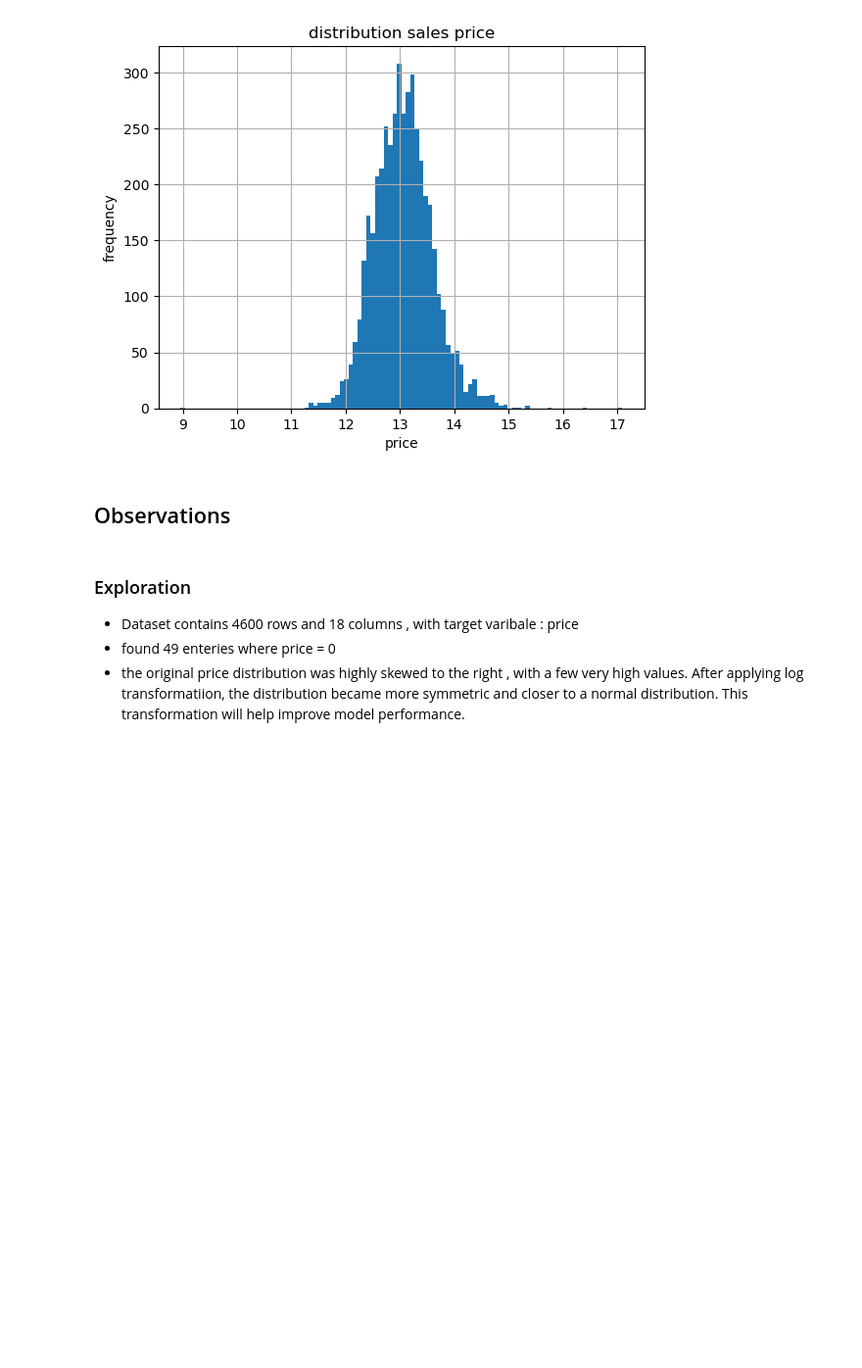
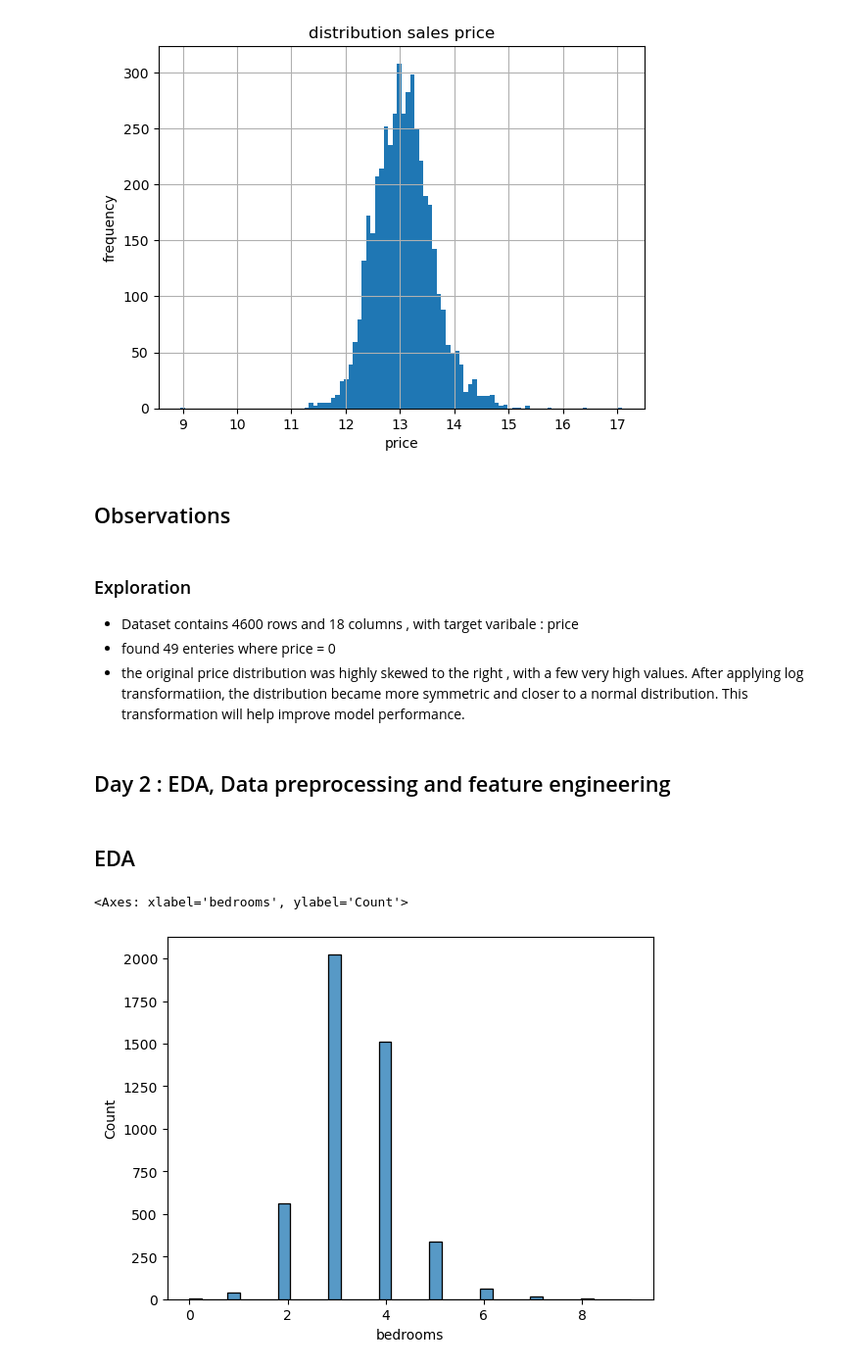
Before and after one commit to malikriya122006-create/house-price-prediction, a Jupyter notebook: house_price_prediction.ipynb, the cells around one changed output. Shown at 98% size. Saved outputs shown, nothing was run; the diff lists cells and outputs as text; code cells hidden in the pictures; blank space fills up the shorter version.

```diff
--- a/house_price_prediction.ipynb
+++ b/house_price_prediction.ipynb
@@ -114,3 +114,20 @@ Text(0, 0.5, 'frequency')
  - the original price distribution was highly skewed to the right , with a few very high values.
    After applying log transformatiion, the distribution became more symmetric and closer to a normal distribution.
    This transformation will help improve model performance.
+# %% [markdown]
+## Day 2 : EDA, Data preprocessing and feature engineering
+# %% [markdown]
+## EDA
+# %%
+# feature distribution
+
+# important features :- bedrooms,bathrooms,sqft_living
+import seaborn as sns
+sns.histplot(
+    data = df,
+    x = "bedrooms",
+    bins = 35
+)
+# %% [output]
+<Axes: xlabel='bedrooms', ylabel='Count'>
+[figure, added]
```
Also changed, not shown: parts of 36 cells of this notebook.
